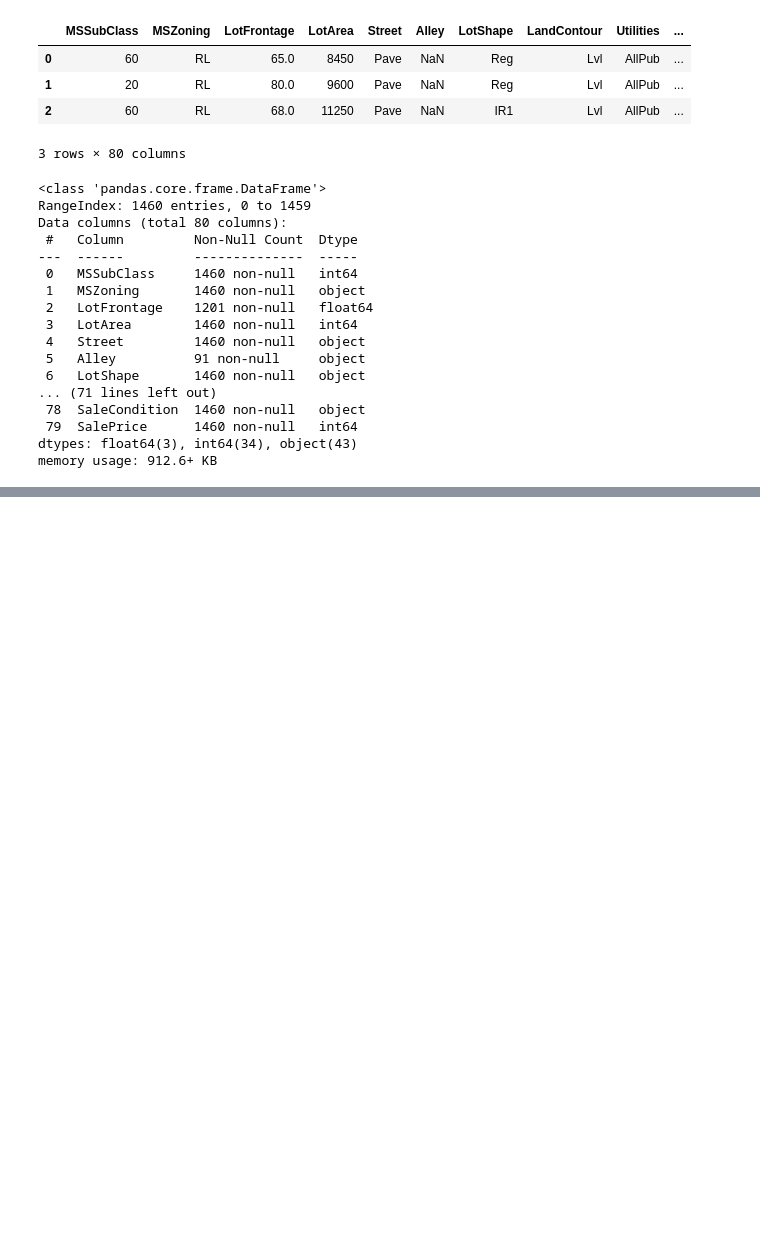
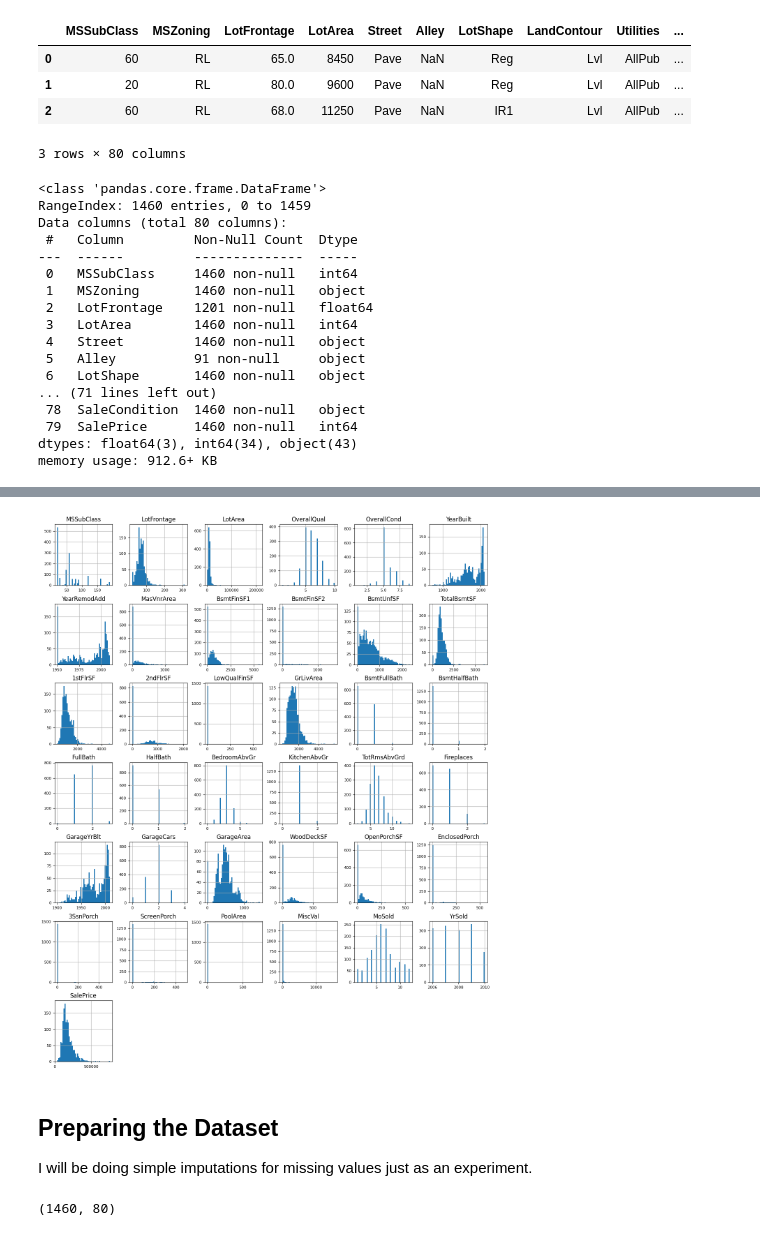
Before and after one commit to msmyth76/Kaggle-Competitions, a Jupyter notebook: House Prices/House Prices.ipynb, the cells around one changed output, grey strips where cells are left out. Drawn from its saved outputs; the diff is of its cells as text; code cells hidden in the pictures; blank space fills up the shorter version.

```diff
--- a/House Prices/House Prices.ipynb
+++ b/House Prices/House Prices.ipynb
@@ -182,0 +189,3 @@ Name: SalePrice, dtype: float64
+# %%
+numerical_frame = train.select_dtypes(include = ['float64', 'int64'])
+numerical_frame.head()
@@ -182,0 +209,14 @@ Name: SalePrice, dtype: float64
+# %%
+numerical_frame.hist(figsize=(16, 20), bins=50, xlabelsize=8, ylabelsize=8)
+
+plt.show()
+# %% [output]
+[figure, added]
+# %% [markdown]
+## Preparing the Dataset
+
+I will be doing simple imputations for missing values just as an experiment.
+# %%
+train.shape
+# %% [output]
+(1460, 80)
```
Also changed, not shown: parts of 24 cells of this notebook.
